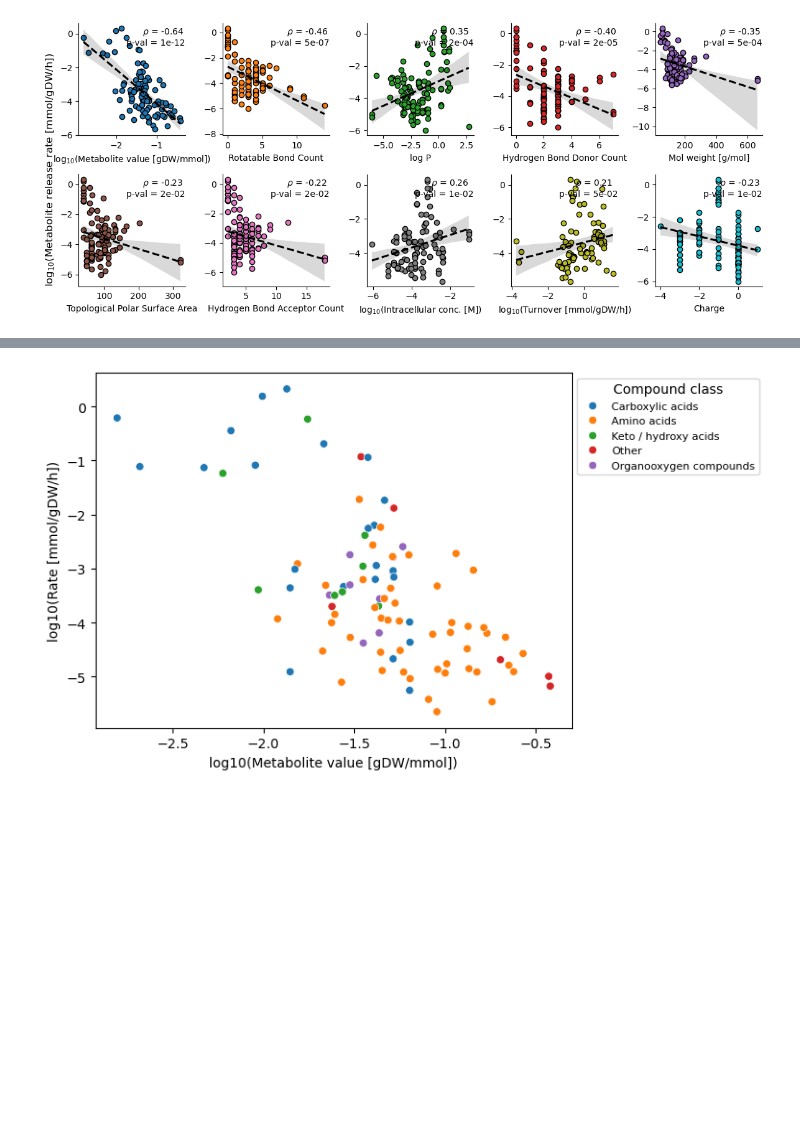
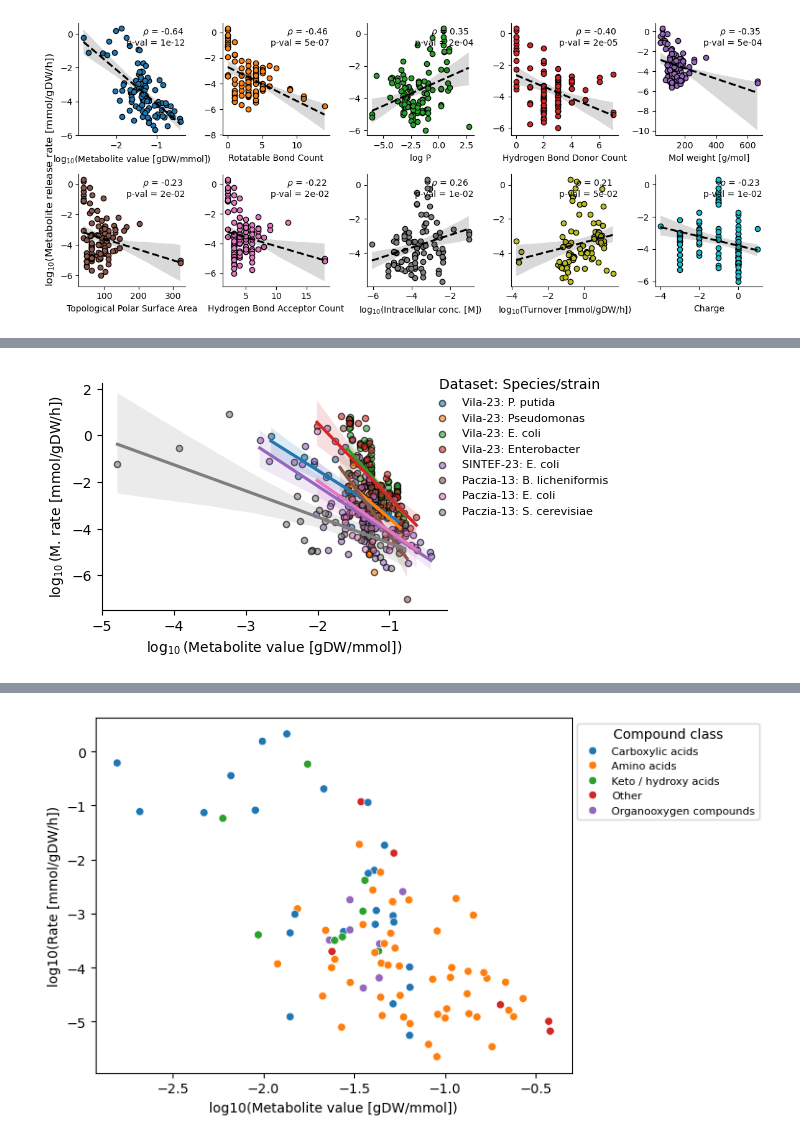
Before and after one commit to sulheim/metabolite-release, a Jupyter notebook: notebooks/1_release_rates/4_div/4D_make_figure_2.ipynb, the cells around one changed output, grey strips where cells are left out. Saved outputs shown, nothing was run; the diff lists cells and outputs as text; code cells hidden in the pictures; blank space fills up the shorter version.

```diff
--- a/notebooks/1_release_rates/4_div/4D_make_figure_2.ipynb
+++ b/notebooks/1_release_rates/4_div/4D_make_figure_2.ipynb
@@ -164,0 +289,21 @@ Charge
+# %%
+# Combine 'Dataset' and 'Species' into a single column
+df_mean['Hue'] = df_mean['Dataset'] + ": " + df_mean['Species']
+
+# Create the plot with the combined column as hue
+g = sns.lmplot(
+    data=df_mean.loc[df_mean.Species != 'C. glutamicum'],
+    x='log10(Metabolite value [gDW/mmol])',
+    y='log10(Rate [mmol/gDW/h])',
+    hue='Hue',  # Use the combined column for hue
+    palette='tab10',
+    height=3,
+    aspect=1.5,
+    scatter_kws={'s': 20, 'edgecolor': 'k', 'alpha': 0.6},
+)
+sns.move_legend(g, "upper right", bbox_to_anchor=(0.9, 1), title='Dataset: Species/strain', fontsize=8)
+plt.xlabel(r'$\log_{10}$(Metabolite value [gDW/mmol])')
+plt.ylabel(r'$\log_{10}$(M. rate [mmol/gDW/h])')
+plt.savefig(figure_folder / 'MV_vs_rate_all_species.pdf')
+# %% [output]
+[figure, added]
```
Also changed, not shown: parts of 10 cells of this notebook.
